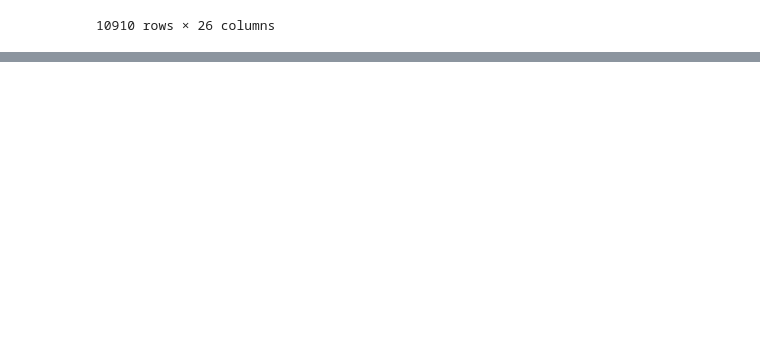
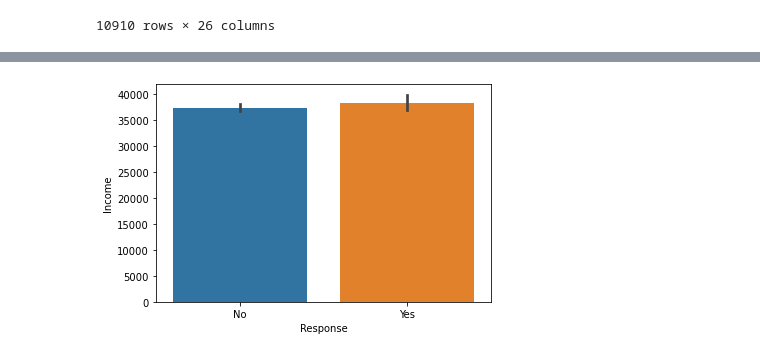
Before and after one commit to begumerdem/lab-customer-analysis-round-2, a Jupyter notebook: files_for_lab/csv_files/round2.ipynb, the cells around one changed output, grey strips where cells are left out. Cells and saved outputs as stored; diff of their text form; code cells hidden in the pictures; blank space fills up the shorter version.

```diff
--- a/files_for_lab/csv_files/round2.ipynb
+++ b/files_for_lab/csv_files/round2.ipynb
@@ -206,0 +261,5 @@ file1[(file1['Month']==1) | (file1['Month']==2)]
+# %%
+sns.barplot(x='Response', y ='Income', data = file1 )
+plt.show()
+# %% [output]
+[figure, added]
```
Also changed, not shown: parts of 7 cells of this notebook.
